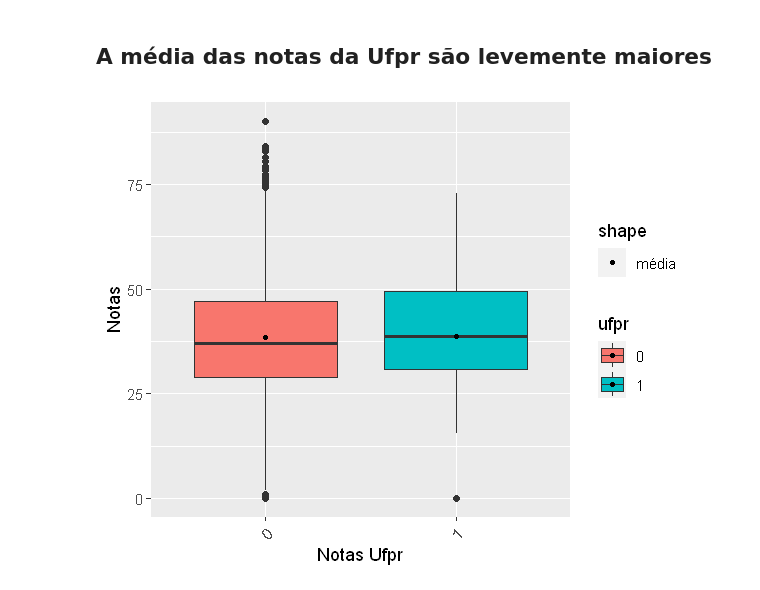
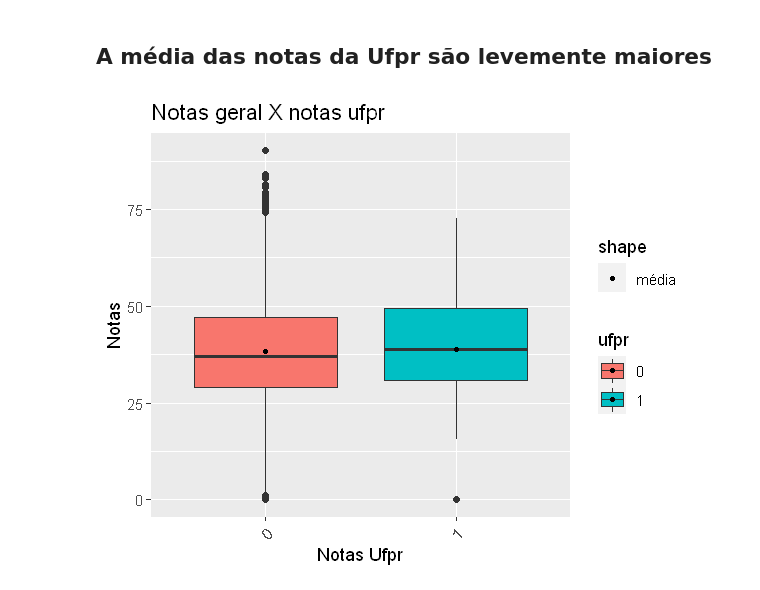
Before and after one commit to emariot/econometria, a Jupyter notebook: funcao_desempenho_economia_ufpr.ipynb, the cells around one changed output. Cells and saved outputs as stored; diff of their text form; code cells hidden in the pictures.

```diff
--- a/funcao_desempenho_economia_ufpr.ipynb
+++ b/funcao_desempenho_economia_ufpr.ipynb
@@ -82,14 +104,15 @@ head(df_1)
 # %%
 options(repr.plot.width = 5, repr.plot.height = 4)
 ggplot(df_1, aes(x=ufpr, y=nota, fill=ufpr)) +
     geom_boxplot(na.rm = TRUE) +
     stat_summary(aes(shape = "média"),
                geom = "point",
                fun = mean,
                size = 1,
                na.rm = TRUE)+
+    ggtitle("Notas geral X notas ufpr")+
     xlab("Notas Ufpr")+
     ylab("Notas")+
     theme(axis.text.x = element_text(angle = 45, vjust = 0.9, hjust=1));
 # %% [output]
-[figure, old version]
+[figure, new version]
```
Also changed, not shown: parts of 34 cells of this notebook.
